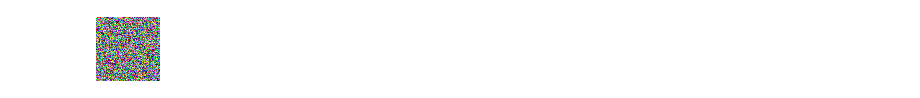
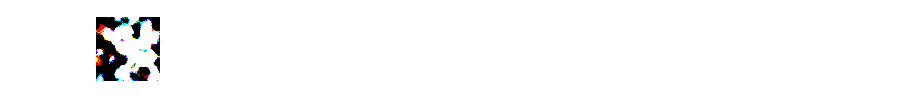
Before and after one commit to JosephRRB/Diffusion_models_generating_pokemon, a Jupyter notebook: For testing.ipynb, the cells around one changed output. Cells and saved outputs as stored; diff of their text form; code cells hidden in the pictures.

```diff
--- a/For testing.ipynb
+++ b/For testing.ipynb
@@ -1,6 +21,6 @@
 # %%
 from core.runner import Runner
 
-runner = Runner(batch_size=4)
+runner = Runner(batch_size=4, t_emb_dim=512, lr=0.001)
 runner.train(n_epochs=1000)
 # %% [output]
@@ -20,7 +40,10 @@ img = runner.sample(n_samples=1)
 from torchvision.transforms import ToPILImage
 
 transf = ToPILImage()
-# %%
-transf(img[0])
-# %% [output]
-[figure, removed]
+# %%
+import torch as pt
+
+img_ = (img[0].clamp(-1, 1) + 1)/2
+transf((img_*255).type(pt.uint8))
+# %% [output]
+[figure, added]
```
Also changed, not shown: parts of 7 cells of this notebook, 4 other files.
